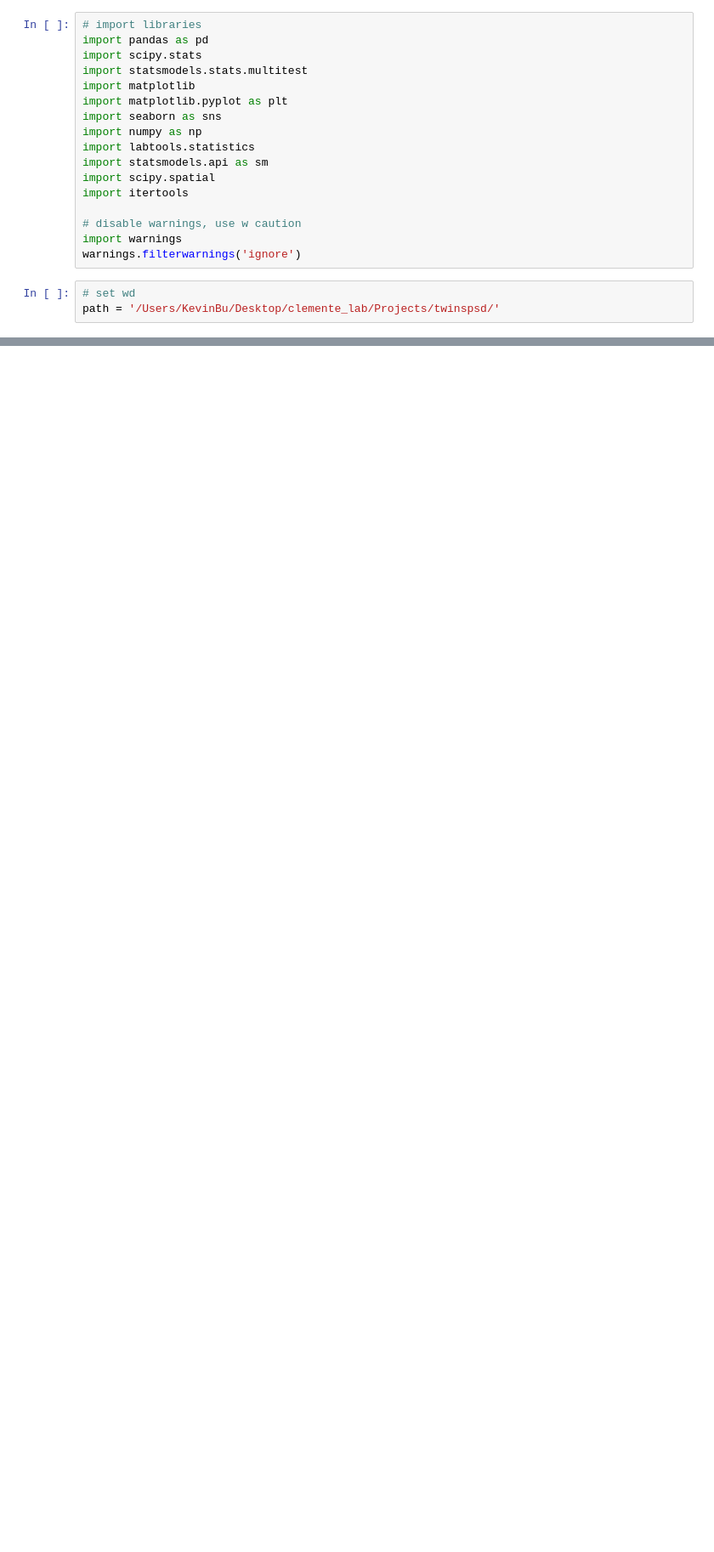
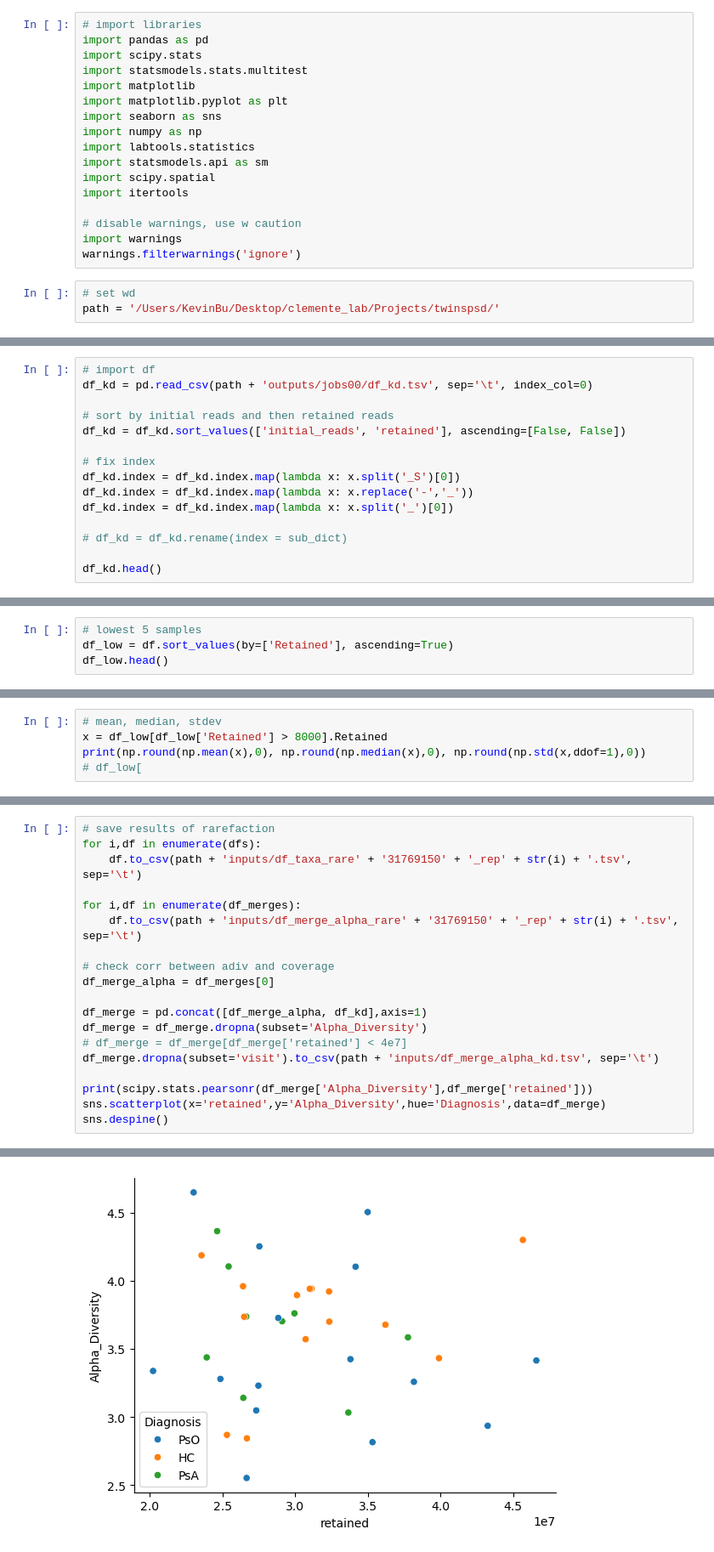
Before and after one commit to kbpi314/twinspsd, a Jupyter notebook: code/twinspsd_v1.ipynb, the cells around one changed output, grey strips where cells are left out. Shown: that part at 85% size. Saved outputs shown, nothing was run; the diff lists cells and outputs as text; blank space fills up the shorter version.

```diff
--- a/code/twinspsd_v1.ipynb
+++ b/code/twinspsd_v1.ipynb
@@ -75,0 +169,15 @@ Name: count, dtype: int64
+# %%
+# import df
+df_kd = pd.read_csv(path + 'outputs/jobs00/df_kd.tsv', sep='\t', index_col=0)
+
+# sort by initial reads and then retained reads
+df_kd = df_kd.sort_values(['initial_reads', 'retained'], ascending=[False, False])
+
+# fix index
+df_kd.index = df_kd.index.map(lambda x: x.split('_S')[0])
+df_kd.index = df_kd.index.map(lambda x: x.replace('-','_'))
+df_kd.index = df_kd.index.map(lambda x: x.split('_')[0])
+
+# df_kd = df_kd.rename(index = sub_dict)
+
+df_kd.head()
@@ -75,0 +237,4 @@ Name: count, dtype: int64
+# %%
+# lowest 5 samples
+df_low = df.sort_values(by=['Retained'], ascending=True)
+df_low.head()
@@ -75,0 +248,5 @@ Name: count, dtype: int64
+# %%
+# mean, median, stdev
+x = df_low[df_low['Retained'] > 8000].Retained
+print(np.round(np.mean(x),0), np.round(np.median(x),0), np.round(np.std(x,ddof=1),0))
+# df_low[
@@ -75,0 +369,20 @@ Name: count, dtype: int64
+# %%
+# save results of rarefaction
+for i,df in enumerate(dfs):
+    df.to_csv(path + 'inputs/df_taxa_rare' + '31769150' + '_rep' + str(i) + '.tsv', sep='\t')
+
+for i,df in enumerate(df_merges):
+    df.to_csv(path + 'inputs/df_merge_alpha_rare' + '31769150' + '_rep' + str(i) + '.tsv', sep='\t')
+
+# check corr between adiv and coverage
+df_merge_alpha = df_merges[0]
+
+df_merge = pd.concat([df_merge_alpha, df_kd],axis=1)
+df_merge = df_merge.dropna(subset='Alpha_Diversity')
+# df_merge = df_merge[df_merge['retained'] < 4e7]
+df_merge.dropna(subset='visit').to_csv(path + 'inputs/df_merge_alpha_kd.tsv', sep='\t')
+
+print(scipy.stats.pearsonr(df_merge['Alpha_Diversity'],df_merge['retained']))
+sns.scatterplot(x='retained',y='Alpha_Diversity',hue='Diagnosis',data=df_merge)
+sns.despine()
+# %% [output]
@@ -75,0 +390 @@ Name: count, dtype: int64
+[figure, added]
```
Also changed, not shown: parts of 22 cells of this notebook, 3 other files.
